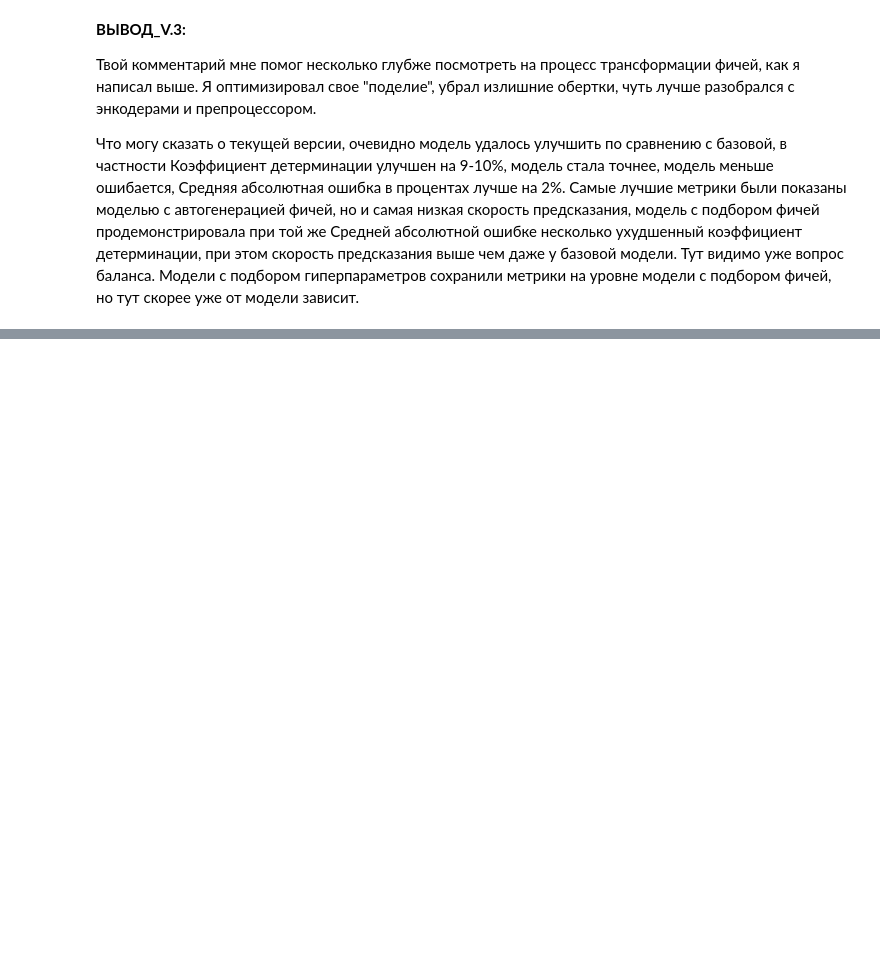
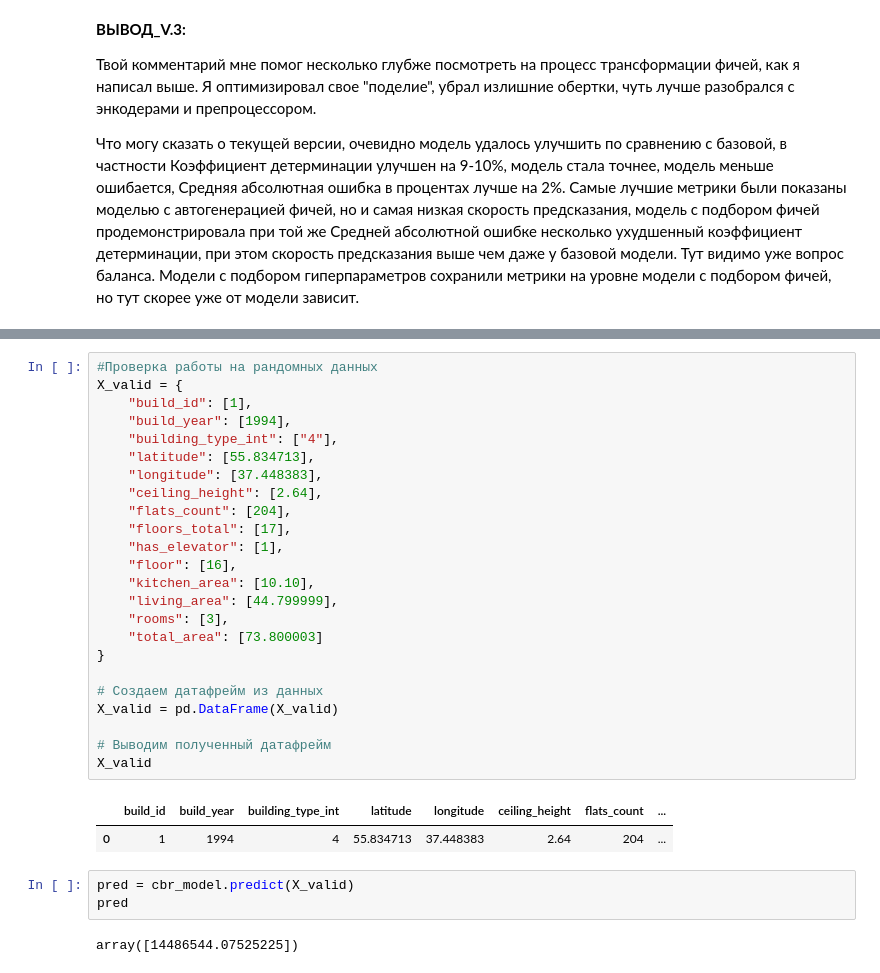
Before and after one commit to NikoMelnikov/mle-project-sprint-2-v001, a Jupyter notebook: model_improvement/project_template_sprint_2.ipynb, the cells around one changed output, grey strips where cells are left out. Drawn from its saved outputs; the diff is of its cells as text; blank space fills up the shorter version.

Commit message:
Preparing the best model

```diff
--- a/model_improvement/project_template_sprint_2.ipynb
+++ b/model_improvement/project_template_sprint_2.ipynb
@@ -1551,0 +1734,32 @@ Created version '1' of model 'hyper_param_selected_model'.
+# %%
+#Проверка работы на рандомных данных
+X_valid = {
+    "build_id": [1],
+    "build_year": [1994],
+    "building_type_int": ["4"],
+    "latitude": [55.834713],
+    "longitude": [37.448383],
+    "ceiling_height": [2.64],
+    "flats_count": [204],
+    "floors_total": [17],
+    "has_elevator": [1],
+    "floor": [16],
+    "kitchen_area": [10.10],
+    "living_area": [44.799999],
+    "rooms": [3],
+    "total_area": [73.800003]
+}
+
+# Создаем датафрейм из данных
+X_valid = pd.DataFrame(X_valid)
+
+# Выводим полученный датафрейм
+X_valid
+# %% [output]
+|  | build_id | build_year | building_type_int | latitude | longitude | ceiling_height | flats_count | ... |
+| 0 | 1 | 1994 | 4 | 55.834713 | 37.448383 | 2.64 | 204 | ... |
+# %%
+pred = cbr_model.predict(X_valid)
+pred
+# %% [output]
+array([14486544.07525225])
```
Also changed, not shown: parts of 20 cells of this notebook, 11 other files.
